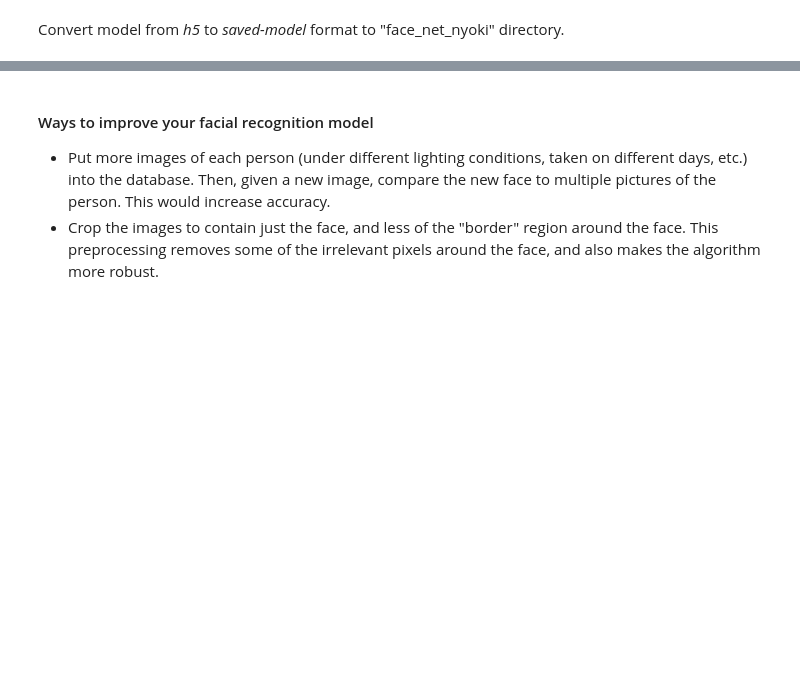
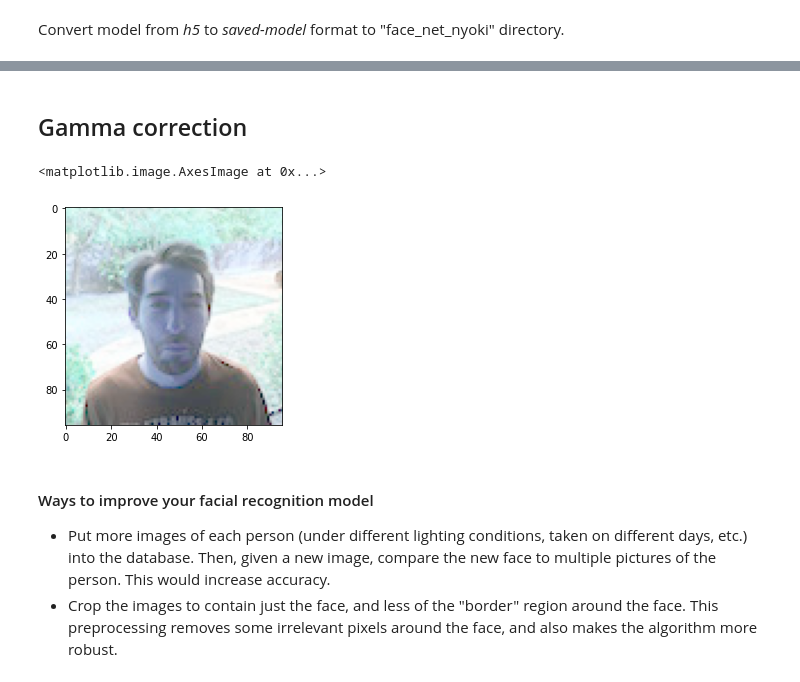
Before and after one commit to Kaastor/road-to-deep-learning, a Jupyter notebook: cnn/face_net/pretrained_face_net_verification.ipynb, the cells around one changed output, grey strips where cells are left out. Drawn from its saved outputs; the diff is of its cells as text; code cells hidden in the pictures; blank space fills up the shorter version.

```diff
--- a/cnn/face_net/pretrained_face_net_verification.ipynb
+++ b/cnn/face_net/pretrained_face_net_verification.ipynb
@@ -335,0 +450,25 @@ True
+# %% [markdown]
+## Gamma correction
+# %%
+import numpy as np
+import cv2 as cv
+from skimage import io
+import matplotlib.pylab as plt
+
+nat = io.imread('./tutorial/images/camera_1.jpg')
+nat_2 = cv.cvtColor(nat, cv.COLOR_BGR2RGB)
+plt.imshow(nat_2)
+
+def gammaCorrection(src, gamma):
+    invGamma = 1 / gamma
+    table = [((i / 255) ** invGamma) * 255 for i in range(256)]
+    table = np.array(table, np.uint8)
+    return cv.LUT(src, table)
+
+
+gamma = 2.5      # change the value here to get different result
+adjusted = gammaCorrection(nat_2, gamma=gamma)
+plt.imshow(adjusted)
+# %% [output]
+<matplotlib.image.AxesImage at 0x...>
+[figure, added]
@@ -337,4 +484,4 @@ True
 #### Ways to improve your facial recognition model
 
 - Put more images of each person (under different lighting conditions, taken on different days, etc.) into the database. Then, given a new image, compare the new face to multiple pictures of the person. This would increase accuracy.
-- Crop the images to contain just the face, and less of the "border" region around the face. This preprocessing removes some of the irrelevant pixels around the face, and also makes the algorithm more robust.
+- Crop the images to contain just the face, and less of the "border" region around the face. This preprocessing removes some irrelevant pixels around the face, and also makes the algorithm more robust.
```
Also changed, not shown: parts of 19 cells of this notebook, 1 other file.
